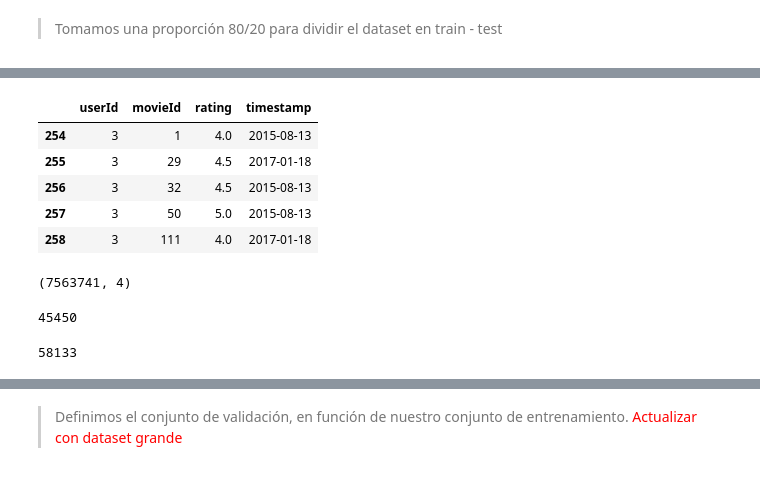
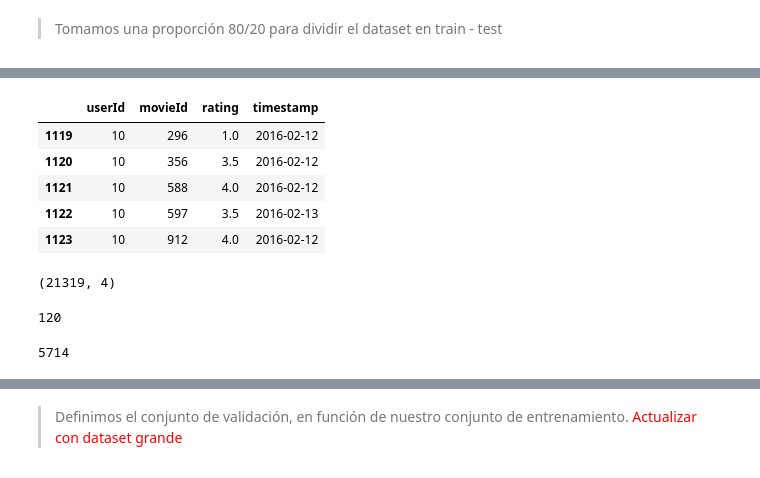
Before and after one commit to haploide/recommendation_system, a Jupyter notebook: notebooks/Entregable_3_Araoz_Bajo_Barrera.ipynb, the cells around one changed output, grey strips where cells are left out. Drawn from its saved outputs; the diff is of its cells as text; code cells hidden in the pictures.

```diff
--- a/notebooks/Entregable_3_Araoz_Bajo_Barrera.ipynb
+++ b/notebooks/Entregable_3_Araoz_Bajo_Barrera.ipynb
@@ -217,25 +210,25 @@ train.movieId.nunique()
 # %%
-test = ratings[ratings.timestamp >= datetime(year=2015, month=1, day=1)]
+test = ratings[ratings.timestamp >= datetime(year=2016, month=1, day=1)]
 test.head()
 # %% [output]
 |  | userId | movieId | rating | timestamp |
-| 254 | 3 | 1 | 4.0 | 2015-08-13 |
-| 255 | 3 | 29 | 4.5 | 2017-01-18 |
-| 256 | 3 | 32 | 4.5 | 2015-08-13 |
-| 257 | 3 | 50 | 5.0 | 2015-08-13 |
-| 258 | 3 | 111 | 4.0 | 2017-01-18 |
+| 1119 | 10 | 296 | 1.0 | 2016-02-12 |
+| 1120 | 10 | 356 | 3.5 | 2016-02-12 |
+| 1121 | 10 | 588 | 4.0 | 2016-02-12 |
+| 1122 | 10 | 597 | 3.5 | 2016-02-13 |
+| 1123 | 10 | 912 | 4.0 | 2016-02-12 |
 # %%
 test.shape
 # %% [output]
-(7563741, 4)
+(21319, 4)
 # %%
 test.userId.nunique()
 # %% [output]
-45450
+120
 # %%
 test.movieId.nunique()
 # %% [output]
-58133
+5714
 # %%
 plot_df = train.copy()
 plot_df["year"] = train.timestamp.dt.year
```
Also changed, not shown: parts of 57 cells of this notebook.
